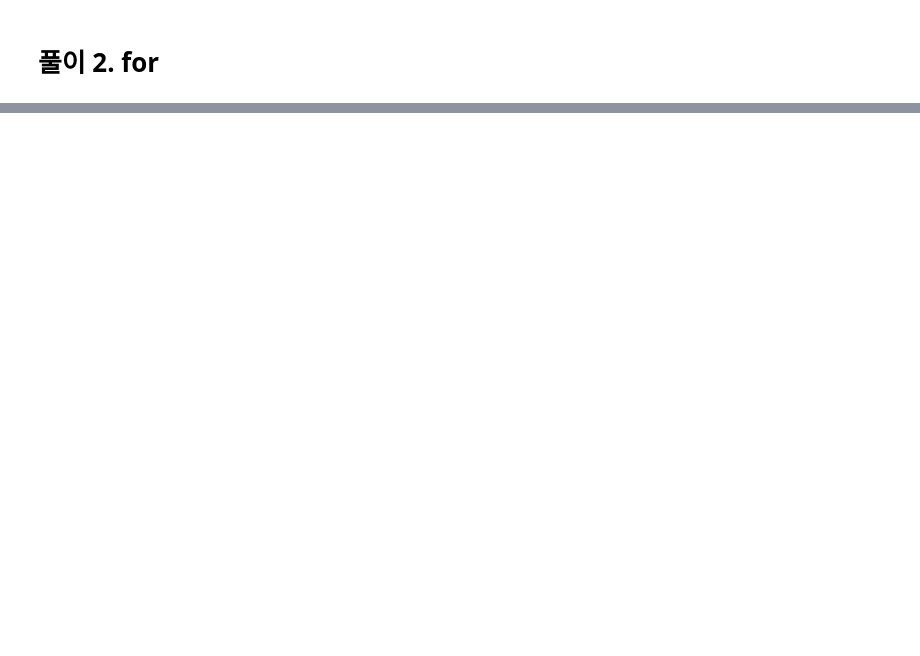
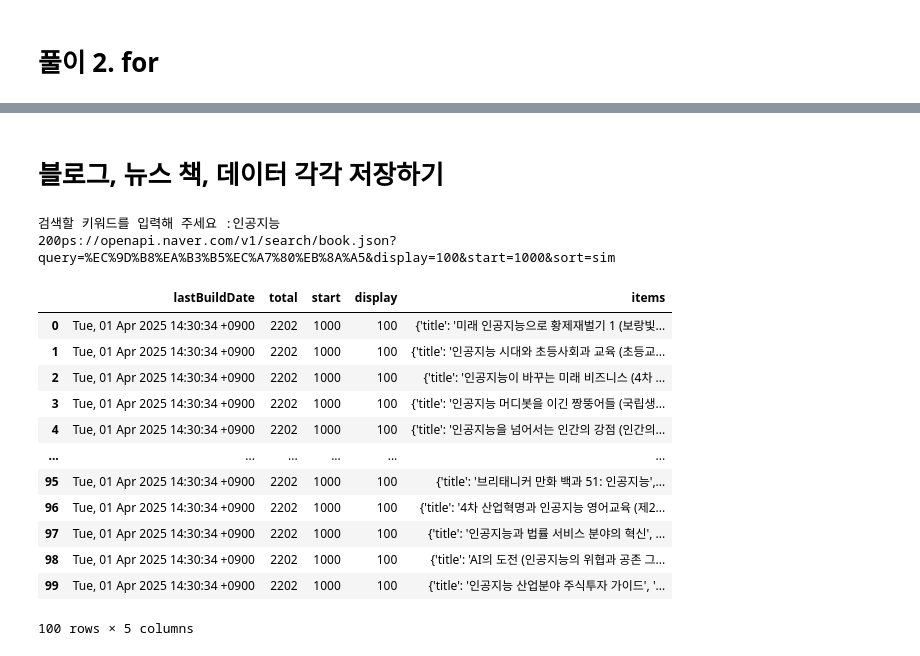
Before and after one commit to akafintech/fintech_service_2nd_aka, a Jupyter notebook: 04data_scraping/02requests모듈로_naverAPI에서_데이터수집하기.ipynb, the cells around one changed output, grey strips where cells are left out. Drawn from its saved outputs; the diff is of its cells as text; code cells hidden in the pictures; blank space fills up the shorter version.

```diff
--- a/04data_scraping/02requests모듈로_naverAPI에서_데이터수집하기.ipynb
+++ b/04data_scraping/02requests모듈로_naverAPI에서_데이터수집하기.ipynb
@@ -3,0 +25,5 @@
+# %%
+start_num2 = 1
+for s_num in range(11):
+    start_num2 += 100
+    print(start_num2)
@@ -553,0 +426,63 @@ https://openapi.naver.com/v1/search/book.json?query=%ED%95%80%ED%85%8C%ED%81%AC&
+# %% [markdown]
+# 블로그, 뉴스 책, 데이터 각각 저장하기
+# %%
+import requests
+import time
+keyword = input("검색할 키워드를 입력해 주세요 :")
+response_blog=[]
+response_news = []
+response_book = []
+
+for category in ["blog", "news", "book"]:
+    response_result = []
+    page = 1
+    start_num2 = 1
+    while True:
+        url = f"https://openapi.naver.com/v1/search/{category}.json"
+        headers = {"X-Naver-Client-Id": "TaVTw3HnrpVGJDDGj3ym",
+                   "X-Naver-Client-Secret" : "46NsuGC17a"}
+        params  = dict(query=keyword, display = 100, start = start_num2, sort = "sim")
+
+        r = requests.get(url, params=params, headers=headers)
+        print(r.url, end="\r")
+        print(r.status_code, end="\r")
+        response = r.json()
+        total_pages = (response['total']//100)+1
+
+        if category == 'blog':
+            response_blog.append(response)
+        elif category == 'news' :
+            response_news.append(response)
+        elif category == 'book' :
+            response_book.append(response)
+
+        if start_num2 == 1000 :
+            break
+        elif start_num2 < 901 :
+            start_num2 += 100
+        elif start_num2 == 901:
+            start_num2 += 99
+
+        if page < total_pages:
+            page += 1
+        else :
+            break
+        time.sleep(0.2)
+r1=pd.DataFrame(response)
+r1
+# %% [output]
+검색할 키워드를 입력해 주세요 :인공지능
+200ps://openapi.naver.com/v1/search/book.json?query=%EC%9D%B8%EA%B3%B5%EC%A7%80%EB%8A%A5&display=100&start=1000&sort=sim
+|  | lastBuildDate | total | start | display | items |
+| 0 | Tue, 01 Apr 2025 14:30:34 +0900 | 2202 | 1000 | 100 | {'title': '미래 인공지능으로 황제재벌기 1 (보랑빛... |
+| 1 | Tue, 01 Apr 2025 14:30:34 +0900 | 2202 | 1000 | 100 | {'title': '인공지능 시대와 초등사회과 교육 (초등교... |
+| 2 | Tue, 01 Apr 2025 14:30:34 +0900 | 2202 | 1000 | 100 | {'title': '인공지능이 바꾸는 미래 비즈니스 (4차 ... |
+| 3 | Tue, 01 Apr 2025 14:30:34 +0900 | 2202 | 1000 | 100 | {'title': '인공지능 머디봇을 이긴 짱뚱어들 (국립생... |
+| 4 | Tue, 01 Apr 2025 14:30:34 +0900 | 2202 | 1000 | 100 | {'title': '인공지능을 넘어서는 인간의 강점 (인간의... |
+| ... | ... | ... | ... | ... | ... |
+| 95 | Tue, 01 Apr 2025 14:30:34 +0900 | 2202 | 1000 | 100 | {'title': '브리태니커 만화 백과 51: 인공지능',... |
+| 96 | Tue, 01 Apr 2025 14:30:34 +0900 | 2202 | 1000 | 100 | {'title': '4차 산업혁명과 인공지능 영어교육 (제2... |
+| 97 | Tue, 01 Apr 2025 14:30:34 +0900 | 2202 | 1000 | 100 | {'title': '인공지능과 법률 서비스 분야의 혁신', ... |
+| 98 | Tue, 01 Apr 2025 14:30:34 +0900 | 2202 | 1000 | 100 | {'title': 'AI의 도전 (인공지능의 위협과 공존 그... |
+| 99 | Tue, 01 Apr 2025 14:30:34 +0900 | 2202 | 1000 | 100 | {'title': '인공지능 산업분야 주식투자 가이드', '... |
+100 rows × 5 columns
```
Also changed, not shown: parts of 44 cells of this notebook, 2 other files.
